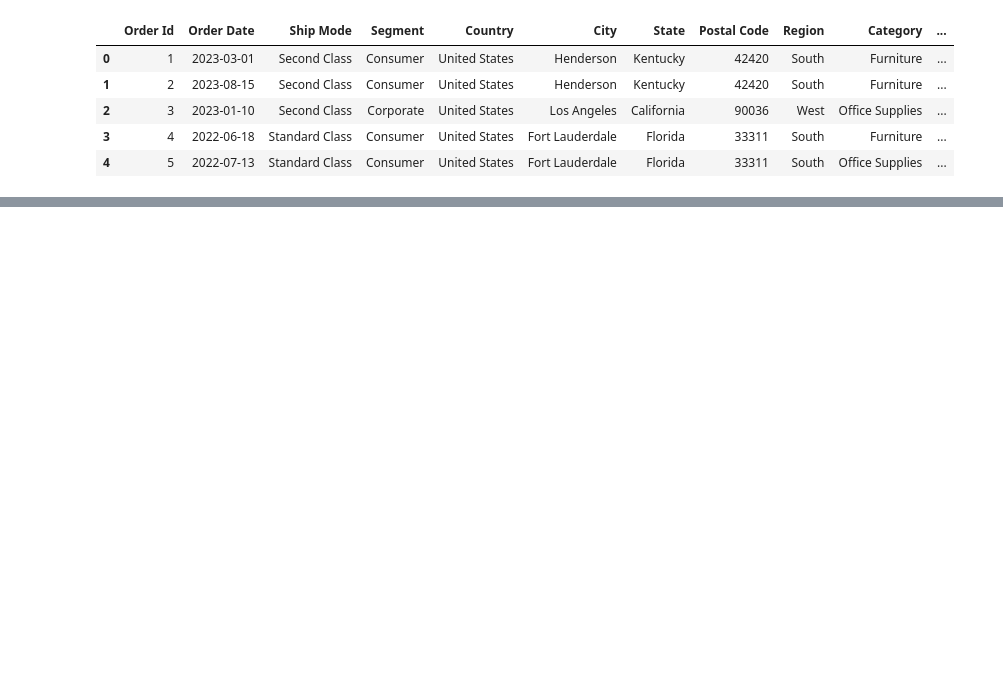
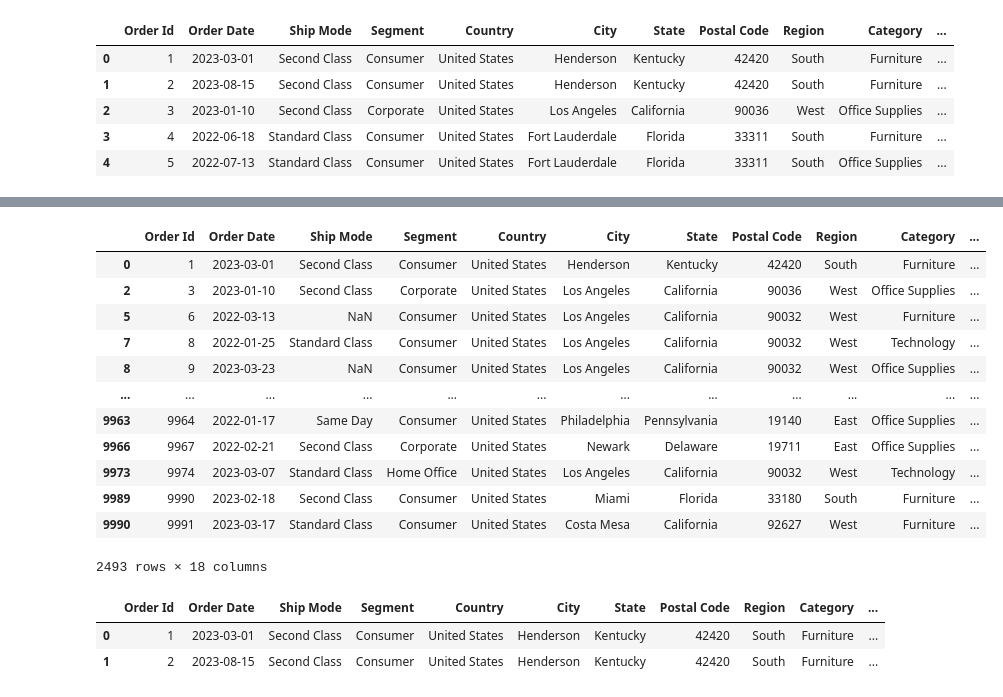
Before and after one commit to astuteIsrael/data_analyst_with_API, a Jupyter notebook: retail_rover.ipynb, the cells around one changed output, grey strips where cells are left out. Drawn from its saved outputs; the diff is of its cells as text; code cells hidden in the pictures; blank space fills up the shorter version.

```diff
--- a/retail_rover.ipynb
+++ b/retail_rover.ipynb
@@ -201,0 +591,3 @@ df1.head()
+# %%
+df1['Quarter'] = df1['Order Date'].dt.quarter
+df1.head()
@@ -201,0 +601,23 @@ df1.head()
+# %%
+df1[df1['Order Date'].dt.quarter.isin([1])] # isin([1]) is useful for checking multiple quarters (e.g., [1,2] for Q1 + Q2)
+# %% [output]
+|  | Order Id | Order Date | Ship Mode | Segment | Country | City | State | Postal Code | Region | Category | ... |
+| 0 | 1 | 2023-03-01 | Second Class | Consumer | United States | Henderson | Kentucky | 42420 | South | Furniture | ... |
+| 2 | 3 | 2023-01-10 | Second Class | Corporate | United States | Los Angeles | California | 90036 | West | Office Supplies | ... |
+| 5 | 6 | 2022-03-13 | NaN | Consumer | United States | Los Angeles | California | 90032 | West | Furniture | ... |
+| 7 | 8 | 2022-01-25 | Standard Class | Consumer | United States | Los Angeles | California | 90032 | West | Technology | ... |
+| 8 | 9 | 2023-03-23 | NaN | Consumer | United States | Los Angeles | California | 90032 | West | Office Supplies | ... |
+| ... | ... | ... | ... | ... | ... | ... | ... | ... | ... | ... | ... |
+| 9963 | 9964 | 2022-01-17 | Same Day | Consumer | United States | Philadelphia | Pennsylvania | 19140 | East | Office Supplies | ... |
+| 9966 | 9967 | 2022-02-21 | Second Class | Corporate | United States | Newark | Delaware | 19711 | East | Office Supplies | ... |
+| 9973 | 9974 | 2023-03-07 | Standard Class | Home Office | United States | Los Angeles | California | 90032 | West | Technology | ... |
+| 9989 | 9990 | 2023-02-18 | Second Class | Consumer | United States | Miami | Florida | 33180 | South | Furniture | ... |
+| 9990 | 9991 | 2023-03-17 | Standard Class | Consumer | United States | Costa Mesa | California | 92627 | West | Furniture | ... |
+2493 rows × 18 columns
+# %%
+df1['year'] = df1['Order Date'].dt.year
+df1.head(2)
+# %% [output]
+|  | Order Id | Order Date | Ship Mode | Segment | Country | City | State | Postal Code | Region | Category | ... |
+| 0 | 1 | 2023-03-01 | Second Class | Consumer | United States | Henderson | Kentucky | 42420 | South | Furniture | ... |
+| 1 | 2 | 2023-08-15 | Second Class | Consumer | United States | Henderson | Kentucky | 42420 | South | Furniture | ... |
```
Also changed, not shown: parts of 52 cells of this notebook.
